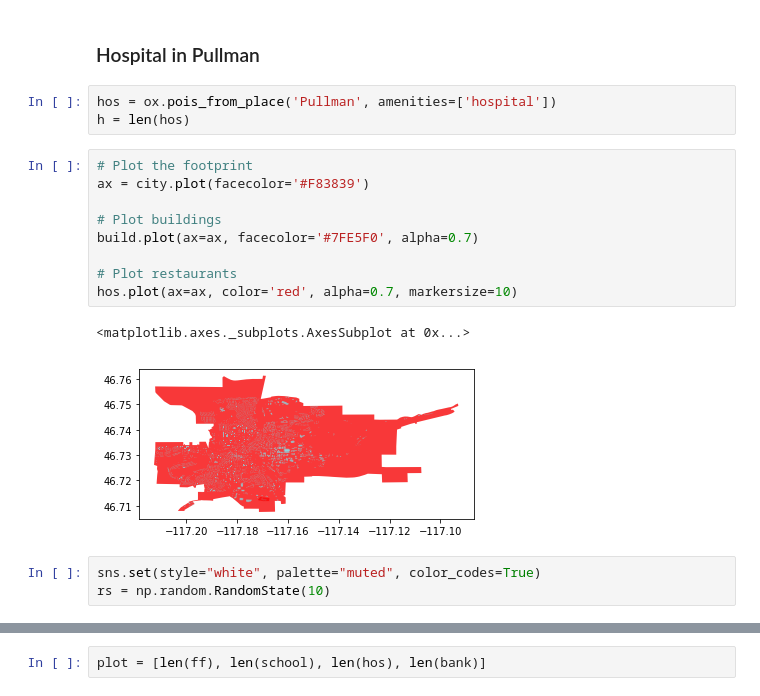
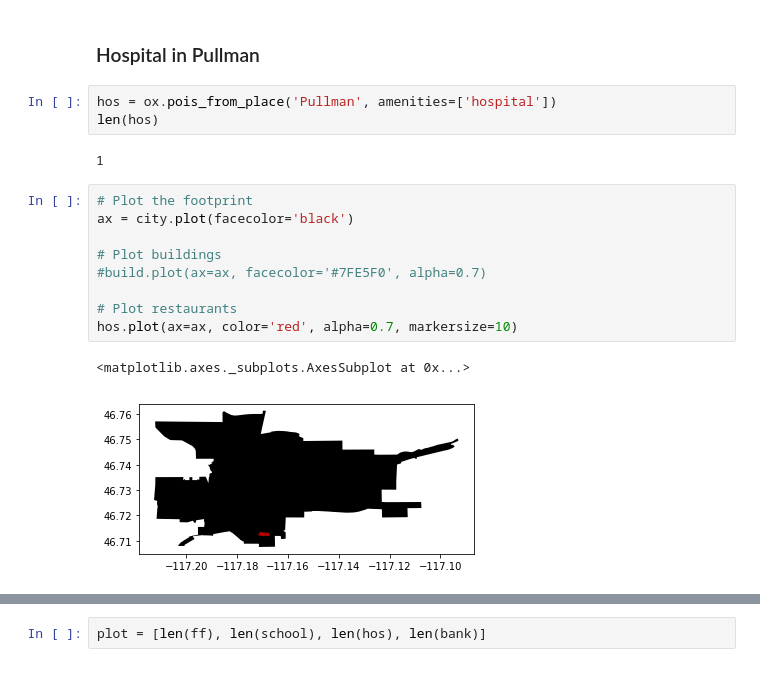
Before and after one commit to deepesh-gupta96/Geo-Realistic-Synthetic-Distribution-Network, a Jupyter notebook: Project.ipynb, the cells around one changed output, grey strips where cells are left out. Cells and saved outputs as stored; diff of their text form.

```diff
--- a/Project.ipynb
+++ b/Project.ipynb
@@ -410,21 +300,20 @@ school.plot(ax=ax, color='#FAD02C', alpha=0.7, markersize=10)
 ### Hospital in Pullman
 # %%
 hos = ox.pois_from_place('Pullman', amenities=['hospital'])
-h = len(hos)
+len(hos)
+# %% [output]
+1
 # %%
 # Plot the footprint
-ax = city.plot(facecolor='#F83839')
+ax = city.plot(facecolor='black')
 
 # Plot buildings
-build.plot(ax=ax, facecolor='#7FE5F0', alpha=0.7)
+#build.plot(ax=ax, facecolor='#7FE5F0', alpha=0.7)
 
 # Plot restaurants
 hos.plot(ax=ax, color='red', alpha=0.7, markersize=10)
 # %% [output]
 <matplotlib.axes._subplots.AxesSubplot at 0x...>
-[figure, old version]
+[figure, new version]
-# %%
-sns.set(style="white", palette="muted", color_codes=True)
-rs = np.random.RandomState(10)
 # %%
 bank = ox.pois_from_place('Pullman', amenities=['bank'])
```
Also changed, not shown: parts of 18 cells of this notebook, 4 other files.
